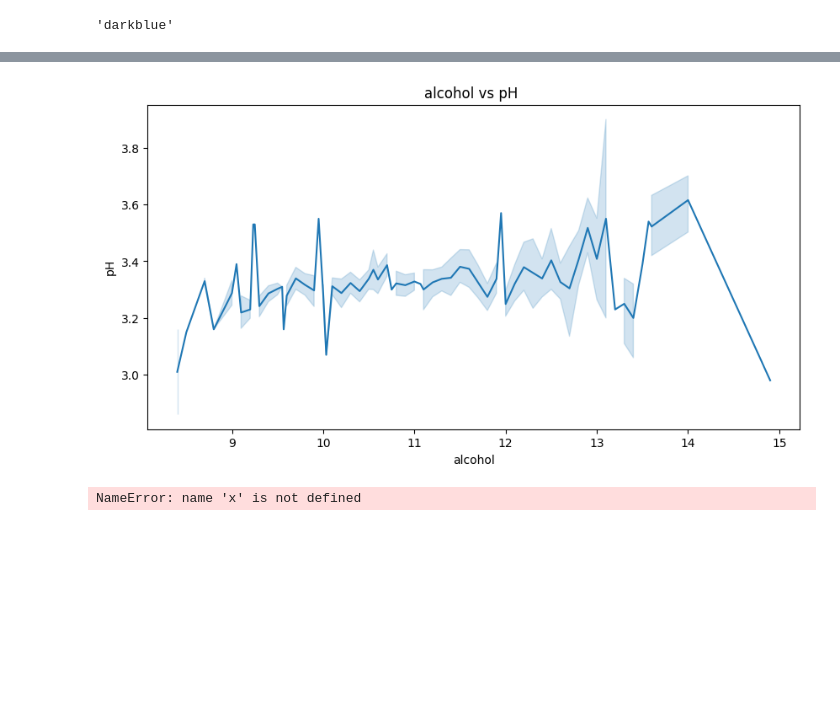
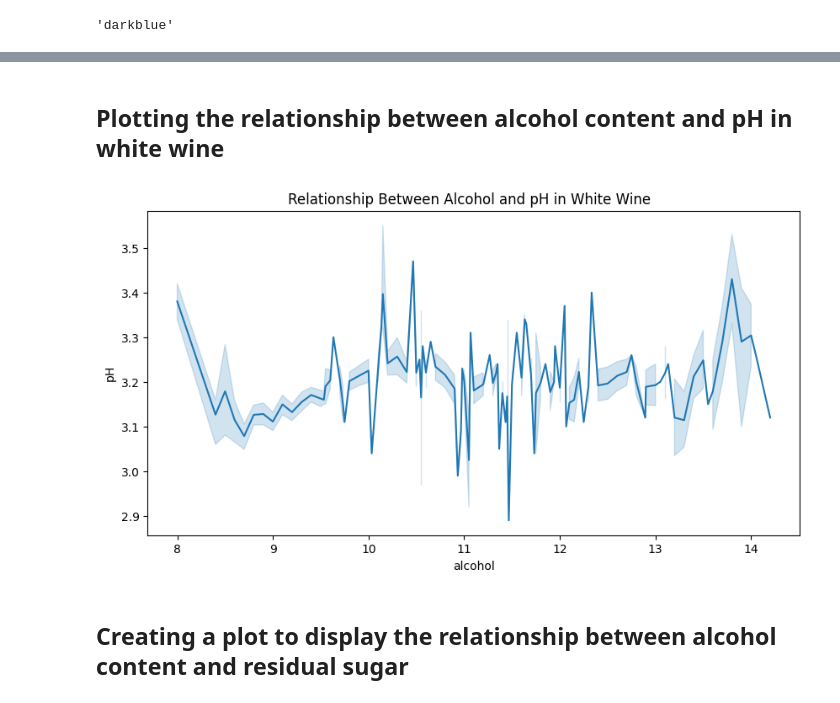
Before and after one commit to AiSuccessNow/Wine-Quality-Analysis, a Jupyter notebook: project 1-wine /project-1.ipynb, the cells around one changed output, grey strips where cells are left out. Saved outputs shown, nothing was run; the diff lists cells and outputs as text; code cells hidden in the pictures; blank space fills up the shorter version.

```diff
--- a/project 1-wine /project-1.ipynb
+++ b/project 1-wine /project-1.ipynb
@@ -334,13 +428,13 @@ plt.show()
+# %% [markdown]
+## Plotting the relationship between alcohol content and pH in white wine
 # %%
 plt.figure(figsize=(10,5))
-sns.lineplot(data=df,x="alcohol", y="pH")
-plt.title("alcohol vs pH ")
+sns.lineplot(data=white_wine_df,x="alcohol", y="pH")
+plt.title("Relationship Between Alcohol and pH in White Wine  ")
 plt.show()
 # %% [output]
-[figure, old version]
+[figure, new version]
-# %%
-condition = x+y>1
-# %% [output]
-NameError: name 'x' is not defined
+# %% [markdown]
+## Creating a plot to display the relationship between alcohol content and residual sugar
 # %%
 plt.figure(figsize=(10,5))
```
Also changed, not shown: parts of 71 cells of this notebook, 1 other file.
